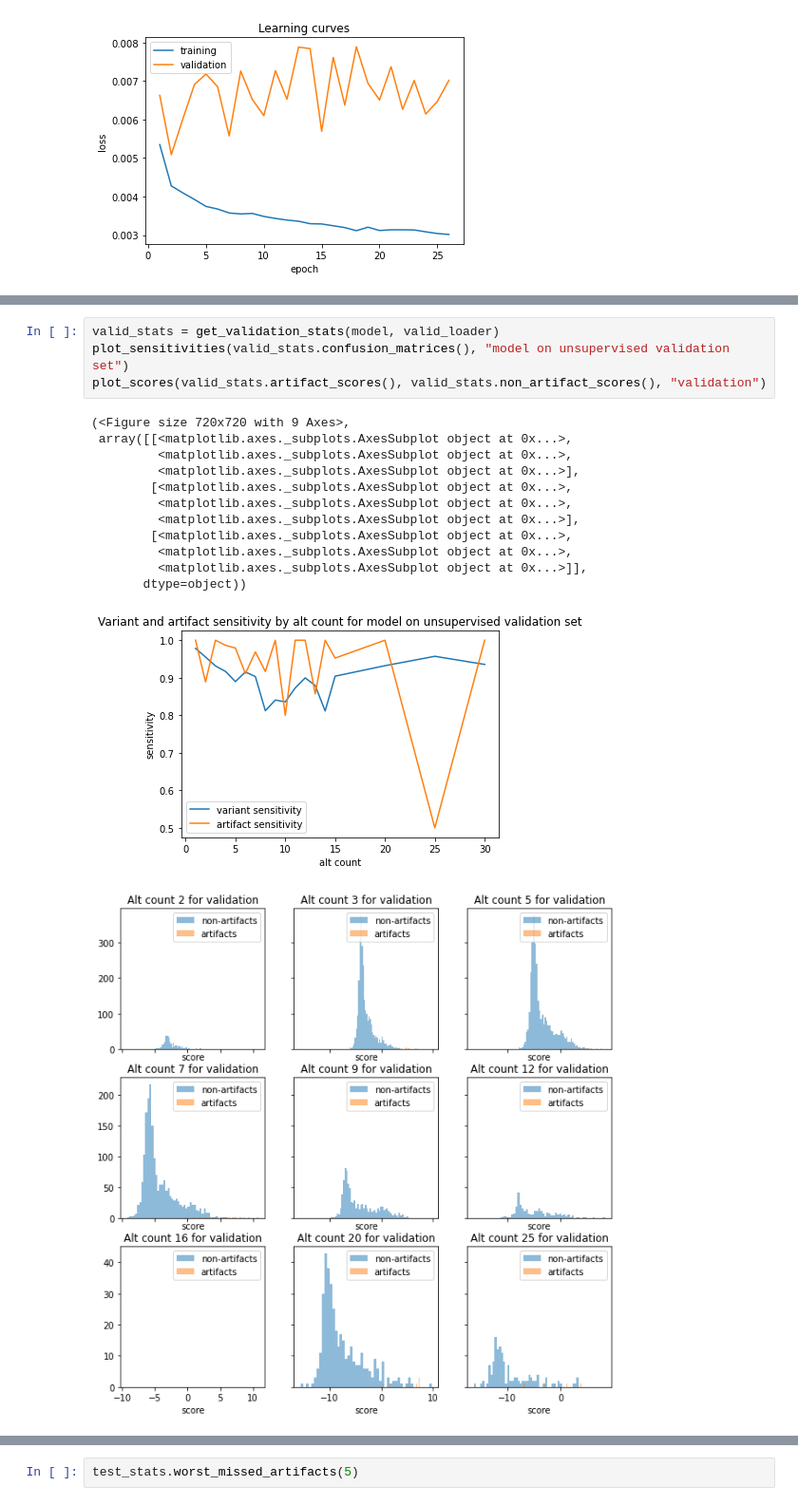
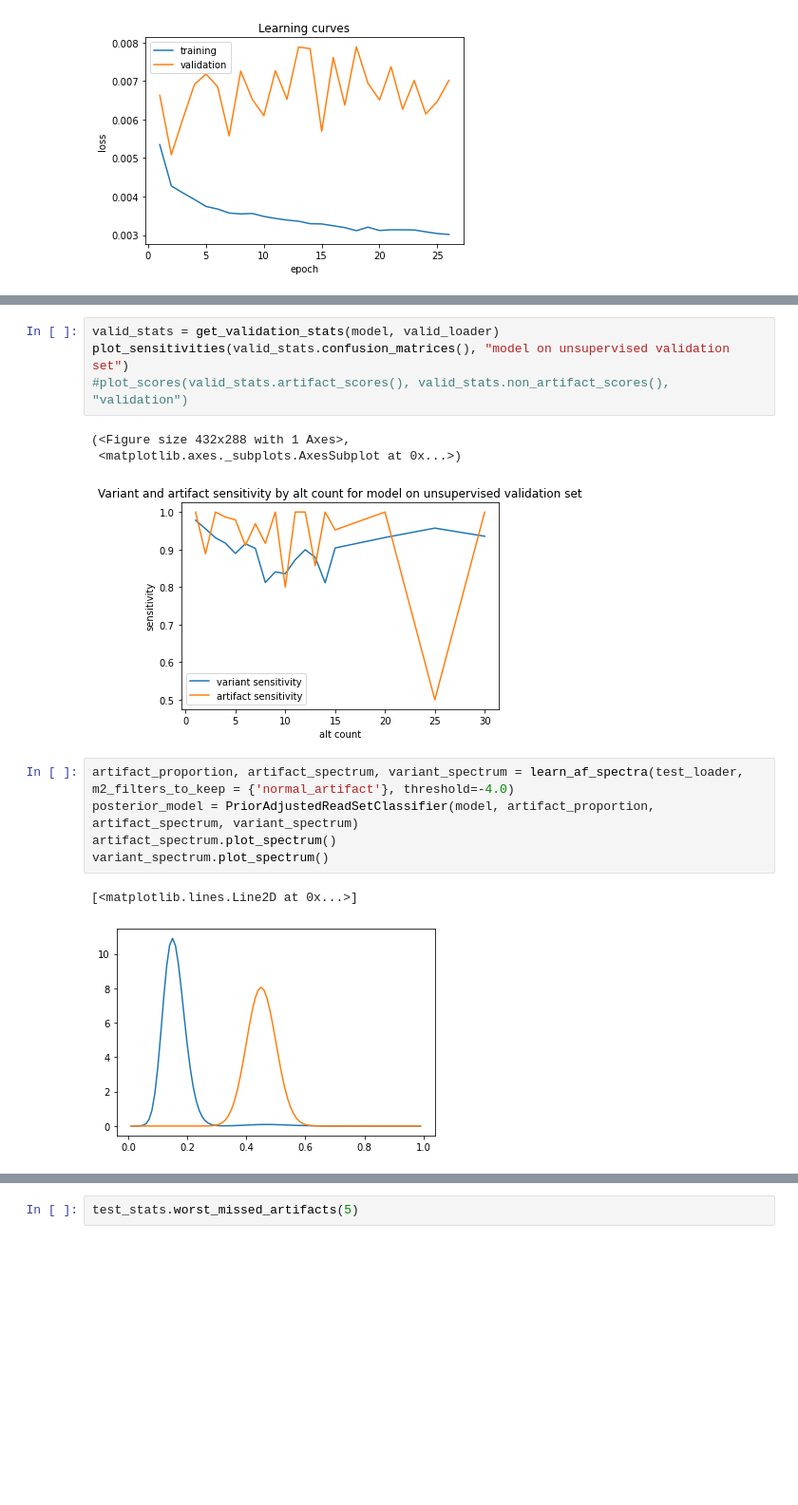
Before and after one commit to davidbenjamin/permutect, a Jupyter notebook: mutect3-prototype.ipynb, the cells around one changed output, grey strips where cells are left out. Shown at 95% size. Cells and saved outputs as stored; diff of their text form; blank space fills up the shorter version.

```diff
--- a/mutect3-prototype.ipynb
+++ b/mutect3-prototype.ipynb
@@ -868,21 +935,19 @@ TemperatureScaledReadSetClassifier(
 # %%
 valid_stats = get_validation_stats(model, valid_loader)
 plot_sensitivities(valid_stats.confusion_matrices(), "model on unsupervised validation set")
-plot_scores(valid_stats.artifact_scores(), valid_stats.non_artifact_scores(), "validation")
+#plot_scores(valid_stats.artifact_scores(), valid_stats.non_artifact_scores(), "validation")
 # %% [output]
-(<Figure size 720x720 with 9 Axes>,
- array([[<matplotlib.axes._subplots.AxesSubplot object at 0x...>,
-         <matplotlib.axes._subplots.AxesSubplot object at 0x...>,
-         <matplotlib.axes._subplots.AxesSubplot object at 0x...>],
-        [<matplotlib.axes._subplots.AxesSubplot object at 0x...>,
-         <matplotlib.axes._subplots.AxesSubplot object at 0x...>,
-         <matplotlib.axes._subplots.AxesSubplot object at 0x...>],
-        [<matplotlib.axes._subplots.AxesSubplot object at 0x...>,
-         <matplotlib.axes._subplots.AxesSubplot object at 0x...>,
-         <matplotlib.axes._subplots.AxesSubplot object at 0x...>]],
-       dtype=object))
+(<Figure size 432x288 with 1 Axes>,
+ <matplotlib.axes._subplots.AxesSubplot at 0x...>)
 [figure]
-[figure, removed]
+# %%
+artifact_proportion, artifact_spectrum, variant_spectrum = learn_af_spectra(test_loader, m2_filters_to_keep = {'normal_artifact'}, threshold=-4.0)
+posterior_model = PriorAdjustedReadSetClassifier(model, artifact_proportion, artifact_spectrum, variant_spectrum)
+artifact_spectrum.plot_spectrum()
+variant_spectrum.plot_spectrum()
+# %% [output]
+[<matplotlib.lines.Line2D at 0x...>]
+[figure, added]
 # %%
 test_stats = get_validation_stats(model, test_loader, {'normal_artifact'}, -4)
 plot_sensitivities(test_stats.confusion_matrices(), "model on test set")
```
Also changed, not shown: parts of 11 cells of this notebook.
